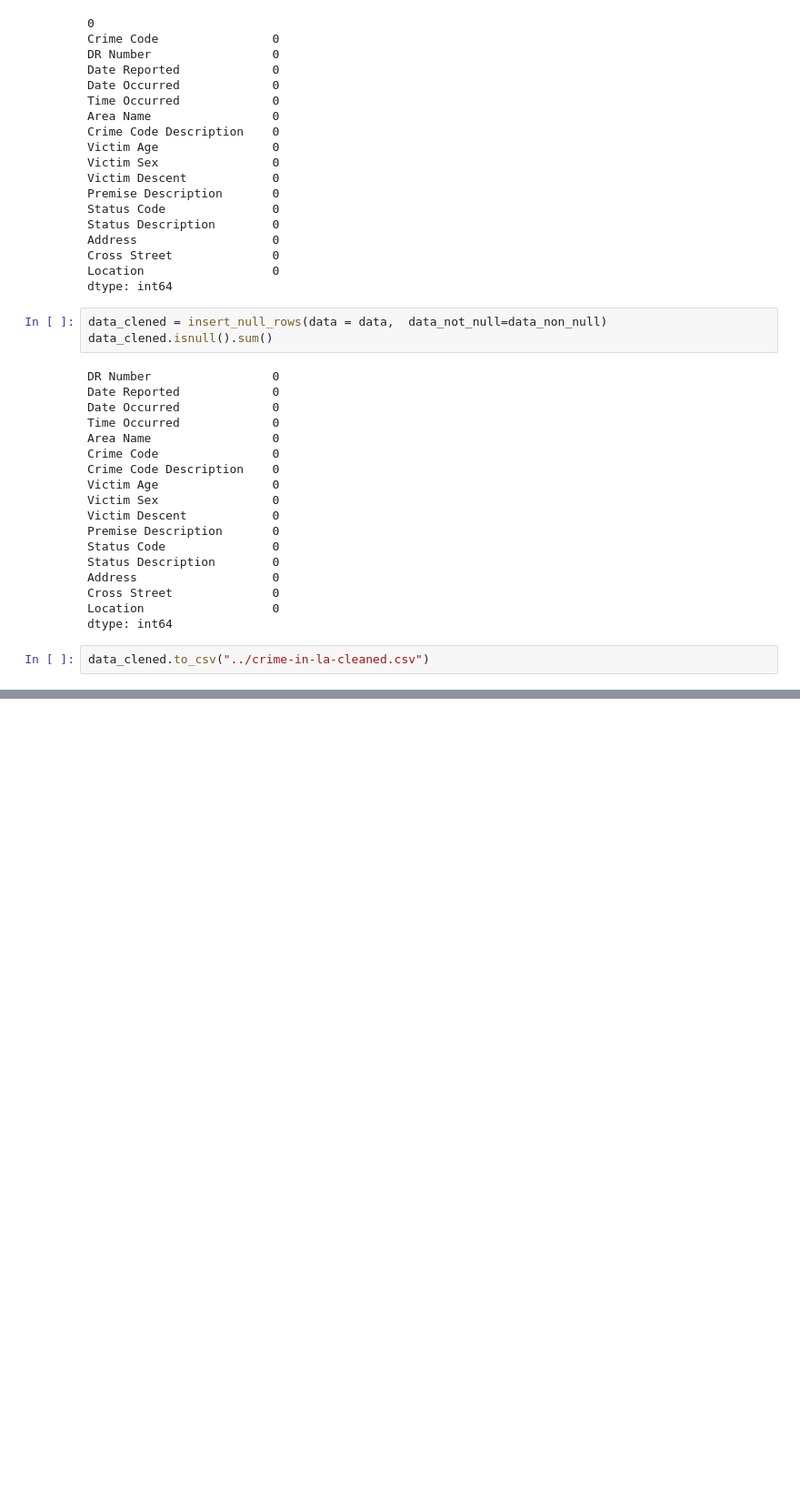
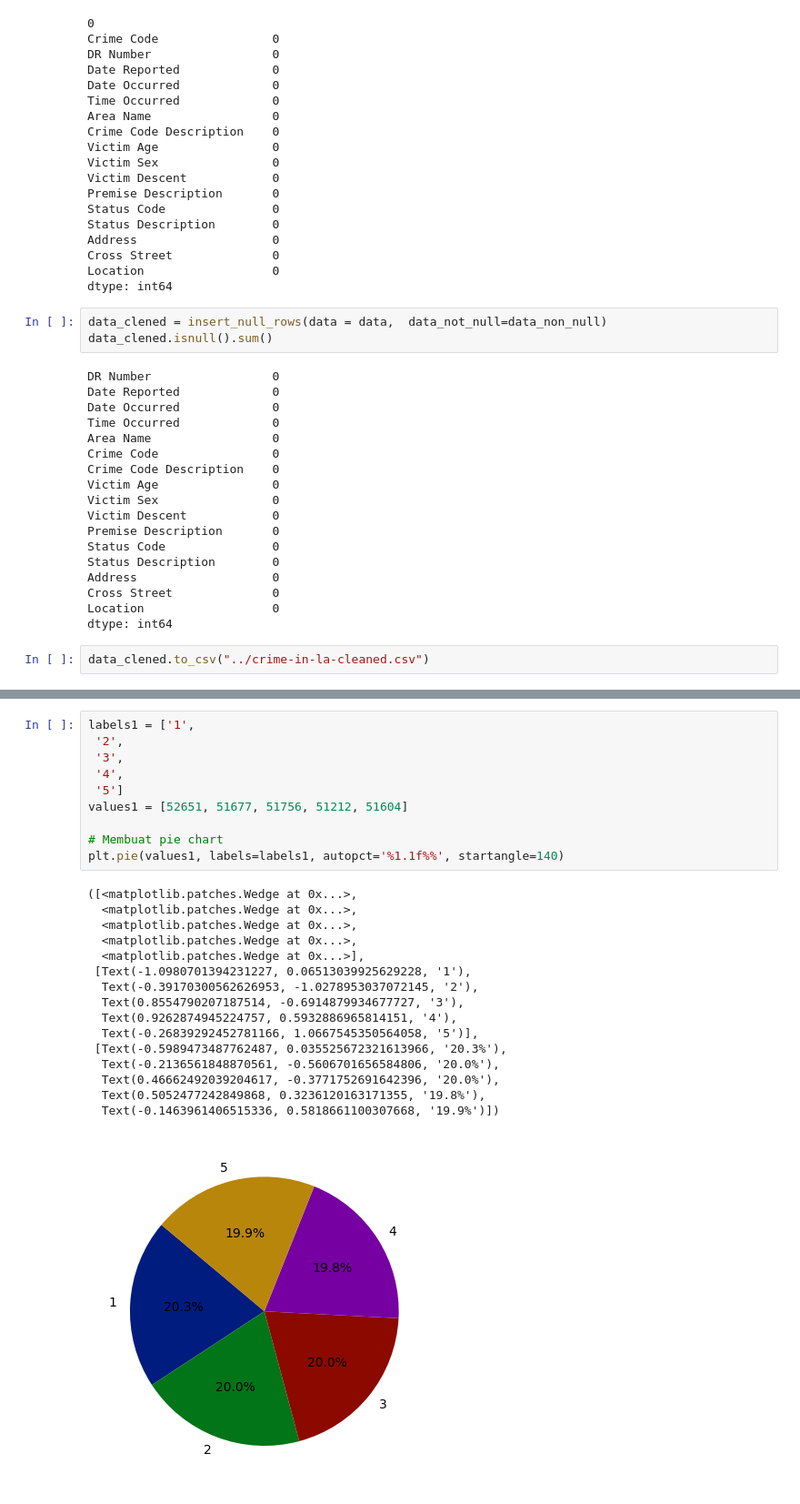
Before and after one commit to TeddyDharma/Crime-in-Los-Angeles, a Jupyter notebook: analytics.ipynb, the cells around one changed output, grey strips where cells are left out. Shown at 91% size. Drawn from its saved outputs; the diff is of its cells as text; blank space fills up the shorter version.

```diff
--- a/analytics.ipynb
+++ b/analytics.ipynb
@@ -264,0 +308,27 @@ Text(0, 0.5, 'Value')
+# %%
+labels1 = ['1',
+ '2',
+ '3',
+ '4',
+ '5']
+values1 = [52651, 51677, 51756, 51212, 51604]
+
+# Membuat pie chart
+plt.pie(values1, labels=labels1, autopct='%1.1f%%', startangle=140)
+# %% [output]
+([<matplotlib.patches.Wedge at 0x...>,
+  <matplotlib.patches.Wedge at 0x...>,
+  <matplotlib.patches.Wedge at 0x...>,
+  <matplotlib.patches.Wedge at 0x...>,
+  <matplotlib.patches.Wedge at 0x...>],
+ [Text(-1.0980701394231227, 0.06513039925629228, '1'),
+  Text(-0.39170300562626953, -1.0278953037072145, '2'),
+  Text(0.8554790207187514, -0.6914879934677727, '3'),
+  Text(0.9262874945224757, 0.5932886965814151, '4'),
+  Text(-0.26839292452781166, 1.0667545350564058, '5')],
+ [Text(-0.5989473487762487, 0.035525672321613966, '20.3%'),
+  Text(-0.2136561848870561, -0.5606701656584806, '20.0%'),
+  Text(0.46662492039204617, -0.3771752691642396, '20.0%'),
+  Text(0.5052477242849868, 0.3236120163171355, '19.8%'),
+  Text(-0.1463961406515336, 0.5818661100307668, '19.9%')])
+[figure, added]
```
Also changed, not shown: parts of 4 cells of this notebook.
